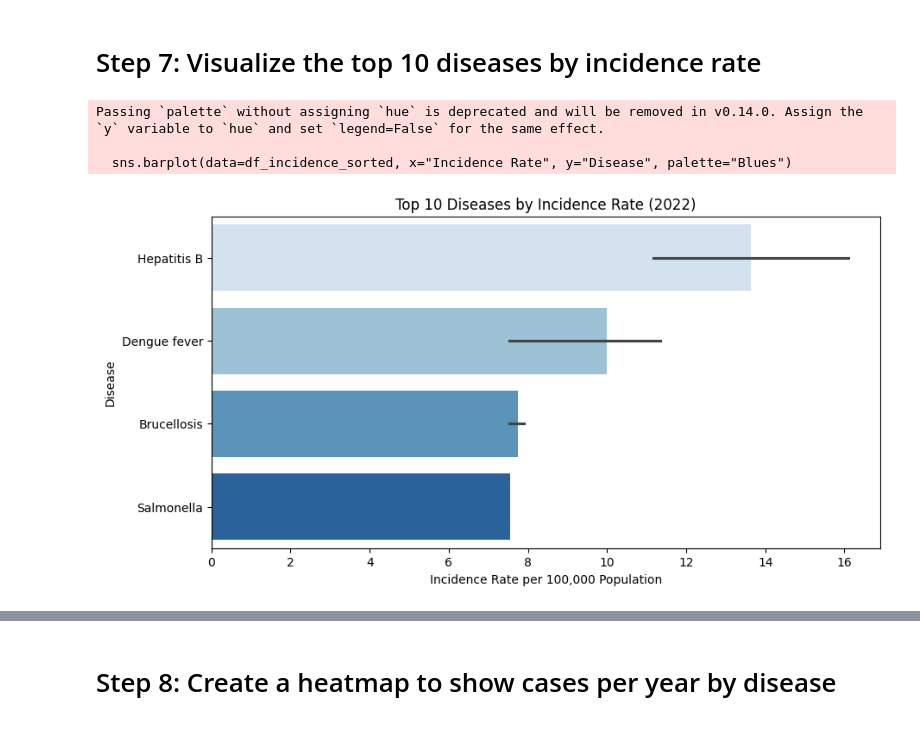
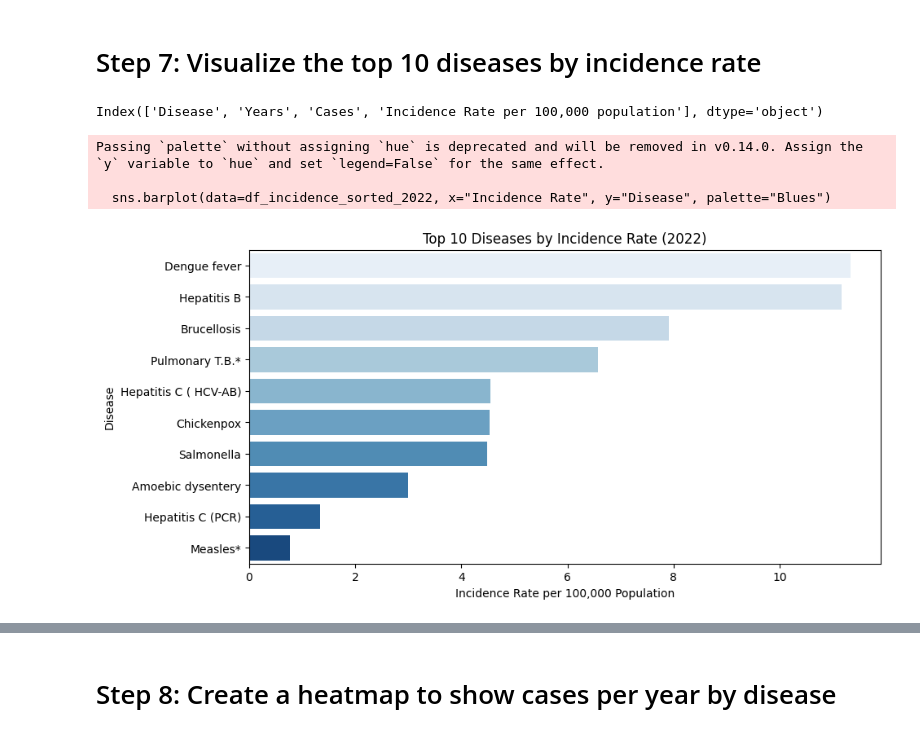
Before and after one commit to Ghaidahazaa/disease_trend_analysis.py, a Jupyter notebook: Disease_Trend_Analysis.ipynb, the cells around one changed output, grey strips where cells are left out. Saved outputs shown, nothing was run; the diff lists cells and outputs as text; code cells hidden in the pictures.

```diff
--- a/Disease_Trend_Analysis.ipynb
+++ b/Disease_Trend_Analysis.ipynb
@@ -10,6 +15,7 @@ import seaborn as sns
 # %%
-file_path = "OO 5.xlsx"  # Change this if running locally
+file_path = '/content/drive/MyDrive/OO 5.xlsx'
 
+df = pd.read_excel(file_path)
 
 # Display the first 5 rows of the DataFrame
 df.head()
@@ -68,16 +78,39 @@ df_incidence = df_incidence.rename(columns={
 })
 # %% [markdown]
 # Step 7: Visualize the top 10 diseases by incidence rate
+# %%
+df_incidence = pd.read_excel(file_path, sheet_name="Sheet1")
+# Check the actual column name in the DataFrame
+print(df_incidence.columns)
+# Rename the column correctly, making sure to match the actual name
+# Ensure case sensitivity is correct
+df_incidence = df_incidence.rename(columns={
+    "Incidence Rate per 100,000 population": "Incidence Rate" # Replace with actual name if different
+})
+# %% [output]
+Index(['Disease', 'Years', 'Cases', 'Incidence Rate per 100,000 population'], dtype='object')
+# %%
+df_incidence = pd.read_excel(file_path, sheet_name="Sheet1")
+# Rename the column correctly using the actual name
+df_incidence = df_incidence.rename(columns={
+    "Incidence Rate per 100,000 population": "Incidence Rate"
+})
 # %%
+# Filter for 2022 data only
+df_2022 = df_incidence[df_incidence['Years'] == 2022]
+
+# Sort by incidence rate for 2022 data
+df_incidence_sorted_2022 = df_2022.sort_values("Incidence Rate", ascending=False).head(10)
+
+# Plot the data for 2022
 plt.figure(figsize=(10, 5))
-df_incidence_sorted = df_incidence.sort_values("Incidence Rate", ascending=False).head(10)
-sns.barplot(data=df_incidence_sorted, x="Incidence Rate", y="Disease", palette="Blues")
+sns.barplot(data=df_incidence_sorted_2022, x="Incidence Rate", y="Disease", palette="Blues")
 plt.title("Top 10 Diseases by Incidence Rate (2022)")
 plt.xlabel("Incidence Rate per 100,000 Population")
 plt.ylabel("Disease")
 plt.show()
 # %% [output]
 Passing `palette` without assigning `hue` is deprecated and will be removed in v0.14.0. Assign the `y` variable to `hue` and set `legend=False` for the same effect.
 
-  sns.barplot(data=df_incidence_sorted, x="Incidence Rate", y="Disease", palette="Blues")
+  sns.barplot(data=df_incidence_sorted_2022, x="Incidence Rate", y="Disease", palette="Blues")
-[figure, old version]
+[figure, new version]
```
Also changed, not shown: parts of 5 cells of this notebook.
